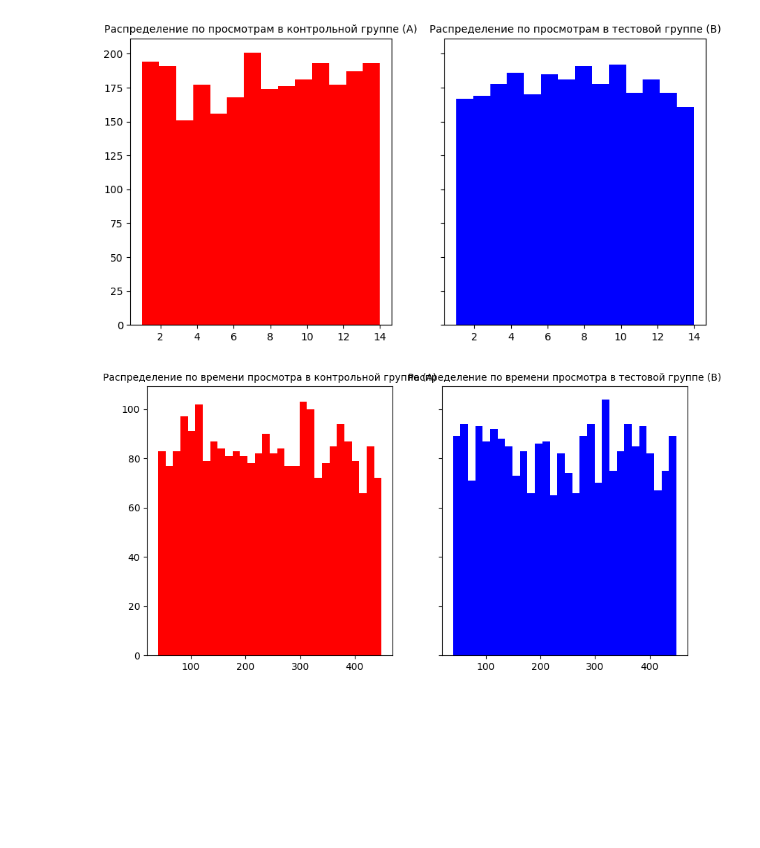
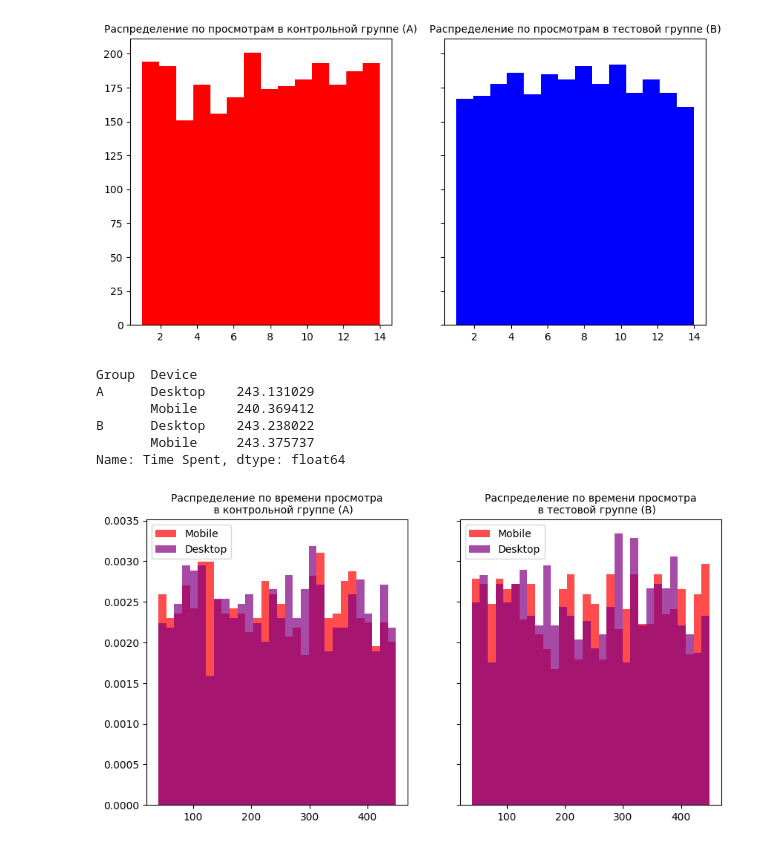
Before and after one commit to Amir-Ismagilov/AB-Test-project, a Jupyter notebook: main.ipynb, the cells around one changed output. Drawn from its saved outputs; the diff is of its cells as text; code cells hidden in the pictures; blank space fills up the shorter version.

Commit message:
Version 0.0.2: added first statistical test

```diff
--- a/main.ipynb
+++ b/main.ipynb
@@ -95,16 +105,39 @@ plt.show()
 # %%
 # Проверка второй гипотезы
 
-# Распределяем время сессии по группам
-a_group_avg_time = ab_test.loc[ab_test['Group'] == 'A']['Time Spent']
-b_group_avg_time = ab_test.loc[ab_test['Group'] == 'B']['Time Spent']
+# Распределяем время сессии по группам и устройствам
+print(ab_test.groupby(by = ['Group', 'Device'])['Time Spent'].mean(), '\n')
+
+a_group_mobile_avg_time = ab_test.loc[(ab_test['Group'] == 'A') &\
+                                        (ab_test['Device'] == 'Mobile')]['Time Spent']
+a_group_pc_avg_time = ab_test.loc[(ab_test['Group'] == 'A') &\
+                                        (ab_test['Device'] == 'Desktop')]['Time Spent']
+
+b_group_mobile_avg_time = ab_test.loc[(ab_test['Group'] == 'B') &\
+                                       (ab_test['Device'] == 'Mobile')]['Time Spent']
+b_group_pc_avg_time = ab_test.loc[(ab_test['Group'] == 'B') &\
+                                       (ab_test['Device'] == 'Desktop')]['Time Spent']
 
 # Строим распределение
 fig, ax = plt.subplots(nrows = 1, ncols = 2, sharey = True, figsize = (10, 5))
-ax[0].hist(a_group_avg_time, bins = 30, color = 'red')
-ax[0].set_title('Распределение по времени просмотра в контрольной группе (A)', fontsize = 10)
-ax[1].hist(b_group_avg_time, bins = 30, color = 'blue')
-ax[1].set_title('Распределение по времени просмотра в тестовой группе (B)', fontsize = 10)
+
+ax[0].hist(a_group_mobile_avg_time, bins = 30, color = 'red', alpha = 0.7, label = 'Mobile', density = True)
+ax[0].hist(a_group_pc_avg_time, bins = 30, color = 'purple', alpha = 0.7, label = 'Desktop', density = True)
+ax[0].set_title('''Распределение по времени просмотра
+    в контрольной группе (A)''', fontsize = 10)
+ax[0].legend()
+
+ax[1].hist(b_group_mobile_avg_time, bins = 30, color = 'red', alpha = 0.7, label = 'Mobile', density = True)
+ax[1].hist(b_group_pc_avg_time, bins = 30, color = 'purple', alpha = 0.7, label = 'Desktop', density = True)
+ax[1].set_title('''Распределение по времени просмотра
+    в тестовой группе (B)''', fontsize = 10)
+ax[1].legend()
 plt.show()
 # %% [output]
+Group  Device
+A      Desktop    243.131029
+       Mobile     240.369412
+B      Desktop    243.238022
+       Mobile     243.375737
+Name: Time Spent, dtype: float64
-[figure, old version]
+[figure, new version]
```
Also changed, not shown: parts of 5 cells of this notebook.
